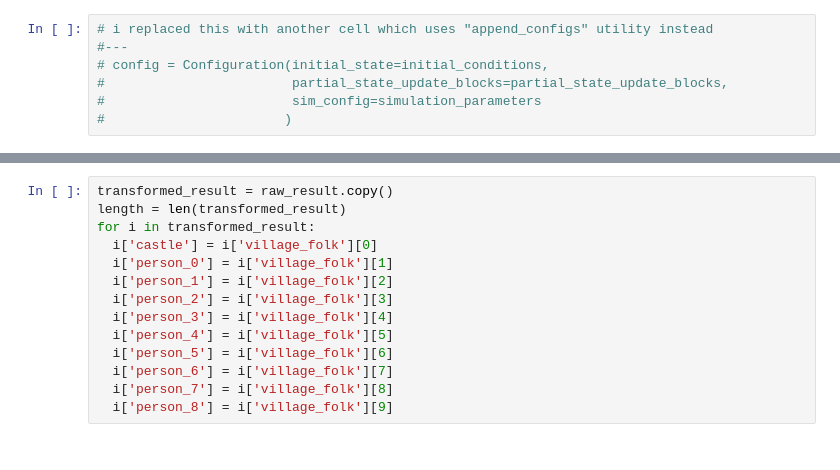
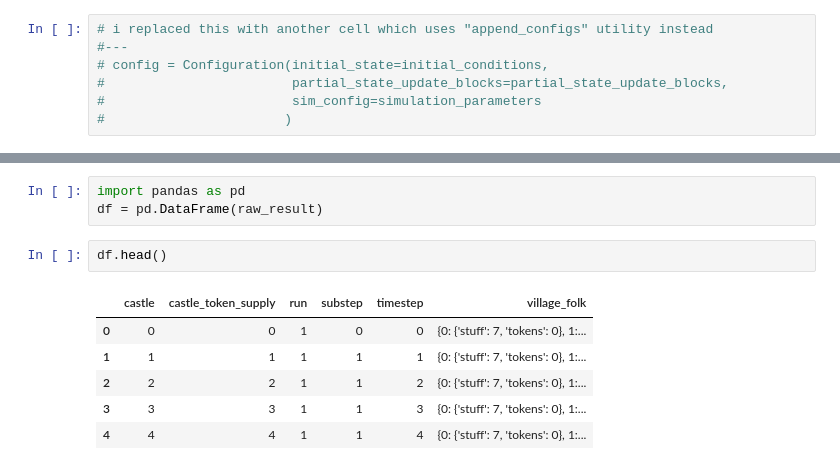
Before and after one commit to santteegt/credcastle, a Jupyter notebook: cred-castle-cadcad.ipynb, the cells around one changed output, grey strips where cells are left out. Drawn from its saved outputs; the diff is of its cells as text.

Commit message:
Update cred-castle-cadcad.ipynb
awesome debugging session w/ @burrrata

```diff
--- a/cred-castle-cadcad.ipynb
+++ b/cred-castle-cadcad.ipynb
@@ -172,14 +235,12 @@ TypeError: unhashable type: 'list'
-# %%
-transformed_result = raw_result.copy()
-length = len(transformed_result)
-for i in transformed_result:
-  i['castle'] = i['village_folk'][0]
-  i['person_0'] = i['village_folk'][1]
-  i['person_1'] = i['village_folk'][2]
-  i['person_2'] = i['village_folk'][3]
-  i['person_3'] = i['village_folk'][4]
-  i['person_4'] = i['village_folk'][5]
-  i['person_5'] = i['village_folk'][6]
-  i['person_6'] = i['village_folk'][7]
-  i['person_7'] = i['village_folk'][8]
-  i['person_8'] = i['village_folk'][9]
+# %%
+import pandas as pd
+df = pd.DataFrame(raw_result)
+# %%
+df.head()
+# %% [output]
+|  | castle | castle_token_supply | run | substep | timestep | village_folk |
+| 0 | 0 | 0 | 1 | 0 | 0 | {0: {'stuff': 7, 'tokens': 0}, 1:... |
+| 1 | 1 | 1 | 1 | 1 | 1 | {0: {'stuff': 7, 'tokens': 0}, 1:... |
+| 2 | 2 | 2 | 1 | 1 | 2 | {0: {'stuff': 7, 'tokens': 0}, 1:... |
+| 3 | 3 | 3 | 1 | 1 | 3 | {0: {'stuff': 7, 'tokens': 0}, 1:... |
+| 4 | 4 | 4 | 1 | 1 | 4 | {0: {'stuff': 7, 'tokens': 0}, 1:... |
```
Also changed, not shown: parts of 13 cells of this notebook.
